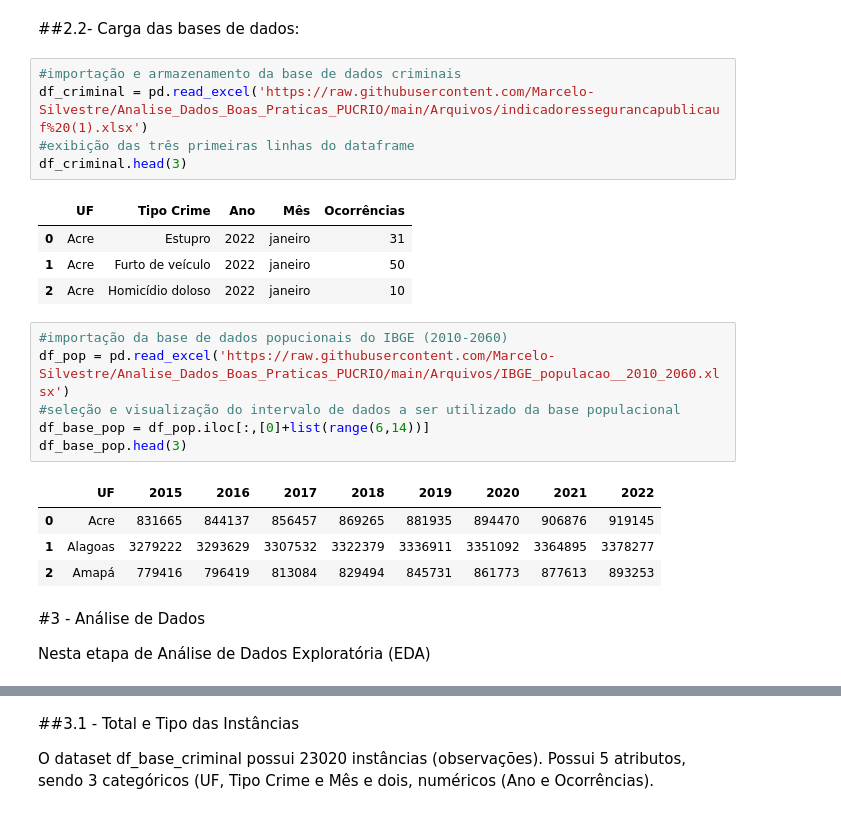
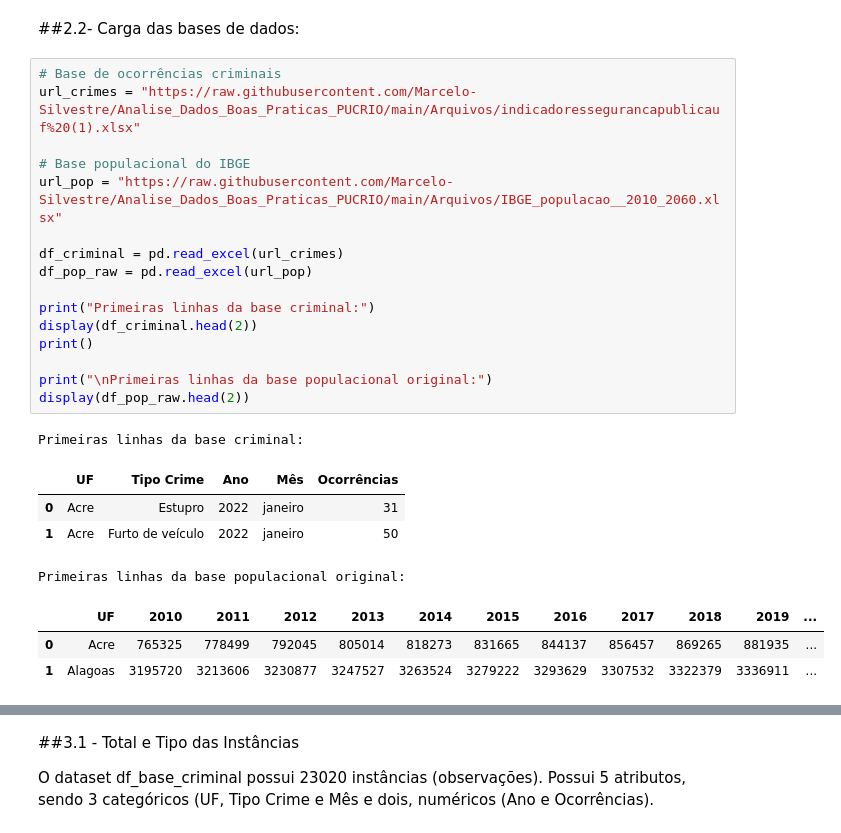
Before and after one commit to Marcelo-Silvestre/Analise_Dados_Boas_Praticas_PUCRIO, a Jupyter notebook: Notebooks/MVP_Análise_de_Dados_e_Boas_Práticas_(4052025001857).ipynb, the cells around one changed output, grey strips where cells are left out. Cells and saved outputs as stored; diff of their text form.

```diff
--- a/Notebooks/MVP_Análise_de_Dados_e_Boas_Práticas_(4052025001857).ipynb
+++ b/Notebooks/MVP_Análise_de_Dados_e_Boas_Práticas_(4052025001857).ipynb
@@ -69,27 +97,27 @@ import seaborn as sns
 # %% [markdown]
 ##2.2- Carga das bases de dados:
-# %%
-#importação e armazenamento da base de dados criminais
-df_criminal = pd.read_excel('https://raw.githubusercontent.com/Marcelo-Silvestre/Analise_Dados_Boas_Praticas_PUCRIO/main/Arquivos/indicadoressegurancapublicauf%20(1).xlsx')
-#exibição das três primeiras linhas do dataframe
-df_criminal.head(3)
-# %% [output]
-|  | UF | Tipo Crime | Ano | Mês | Ocorrências |
-| 0 | Acre | Estupro | 2022 | janeiro | 31 |
-| 1 | Acre | Furto de veículo | 2022 | janeiro | 50 |
-| 2 | Acre | Homicídio doloso | 2022 | janeiro | 10 |
-# %%
-#importação da base de dados popucionais do IBGE (2010-2060)
-df_pop = pd.read_excel('https://raw.githubusercontent.com/Marcelo-Silvestre/Analise_Dados_Boas_Praticas_PUCRIO/main/Arquivos/IBGE_populacao__2010_2060.xlsx')
-#seleção e visualização do intervalo de dados a ser utilizado da base populacional
-df_base_pop = df_pop.iloc[:,[0]+list(range(6,14))]
-df_base_pop.head(3)
-# %% [output]
-|  | UF | 2015 | 2016 | 2017 | 2018 | 2019 | 2020 | 2021 | 2022 |
-| 0 | Acre | 831665 | 844137 | 856457 | 869265 | 881935 | 894470 | 906876 | 919145 |
-| 1 | Alagoas | 3279222 | 3293629 | 3307532 | 3322379 | 3336911 | 3351092 | 3364895 | 3378277 |
-| 2 | Amapá | 779416 | 796419 | 813084 | 829494 | 845731 | 861773 | 877613 | 893253 |
-# %% [markdown]
-#3 - Análise de Dados
-
-Nesta etapa de Análise de Dados Exploratória (EDA)
+# %%
+# Base de ocorrências criminais
+url_crimes = "https://raw.githubusercontent.com/Marcelo-Silvestre/Analise_Dados_Boas_Praticas_PUCRIO/main/Arquivos/indicadoressegurancapublicauf%20(1).xlsx"
+
+# Base populacional do IBGE
+url_pop = "https://raw.githubusercontent.com/Marcelo-Silvestre/Analise_Dados_Boas_Praticas_PUCRIO/main/Arquivos/IBGE_populacao__2010_2060.xlsx"
+
+df_criminal = pd.read_excel(url_crimes)
+df_pop_raw = pd.read_excel(url_pop)
+
+print("Primeiras linhas da base criminal:")
+display(df_criminal.head(2))
+print()
+
+print("\nPrimeiras linhas da base populacional original:")
+display(df_pop_raw.head(2))
+# %% [output]
+Primeiras linhas da base criminal:
+|  | UF | Tipo Crime | Ano | Mês | Ocorrências |
+| 0 | Acre | Estupro | 2022 | janeiro | 31 |
+| 1 | Acre | Furto de veículo | 2022 | janeiro | 50 |
+Primeiras linhas da base populacional original:
+|  | UF | 2010 | 2011 | 2012 | 2013 | 2014 | 2015 | 2016 | 2017 | 2018 | 2019 | ... |
+| 0 | Acre | 765325 | 778499 | 792045 | 805014 | 818273 | 831665 | 844137 | 856457 | 869265 | 881935 | ... |
+| 1 | Alagoas | 3195720 | 3213606 | 3230877 | 3247527 | 3263524 | 3279222 | 3293629 | 3307532 | 3322379 | 3336911 | ... |
```
Also changed, not shown: parts of 14 cells of this notebook.
